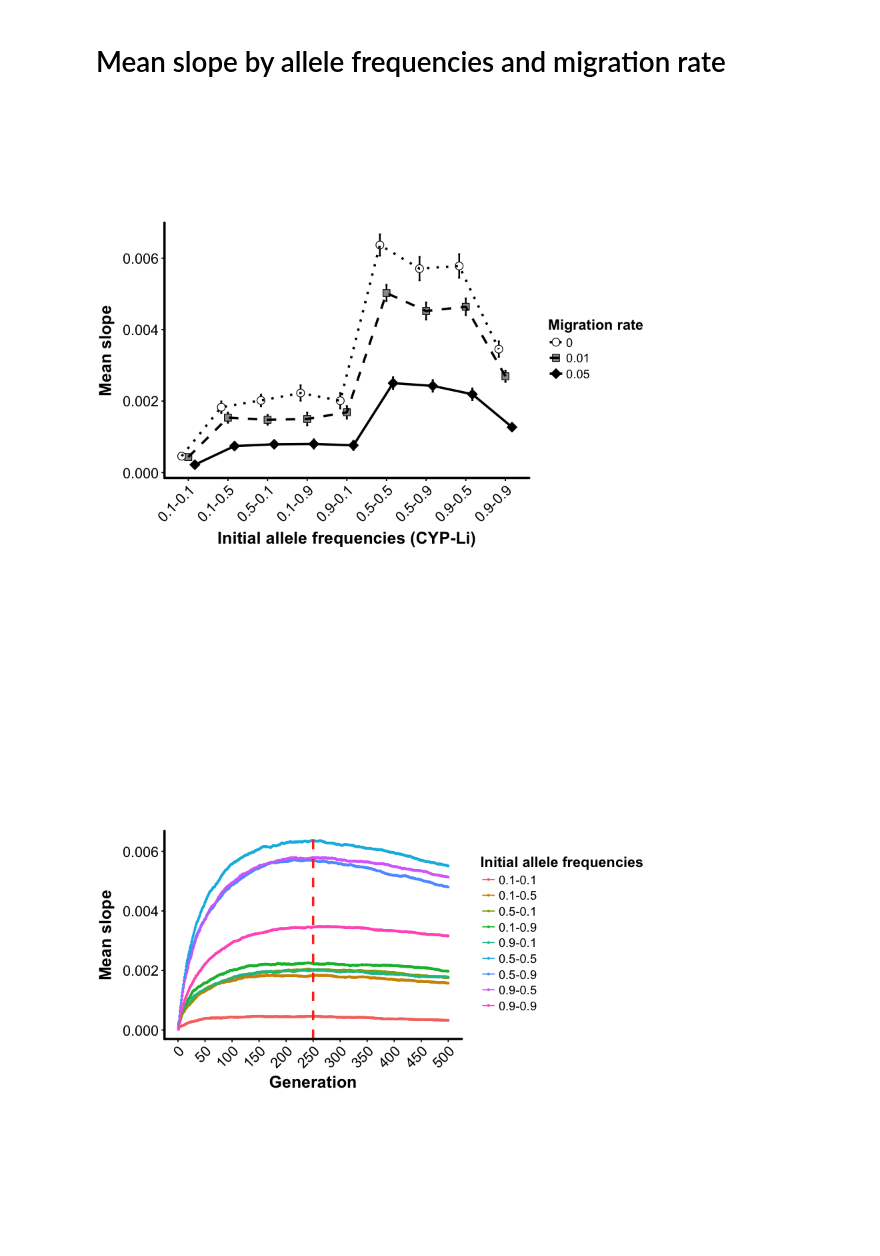
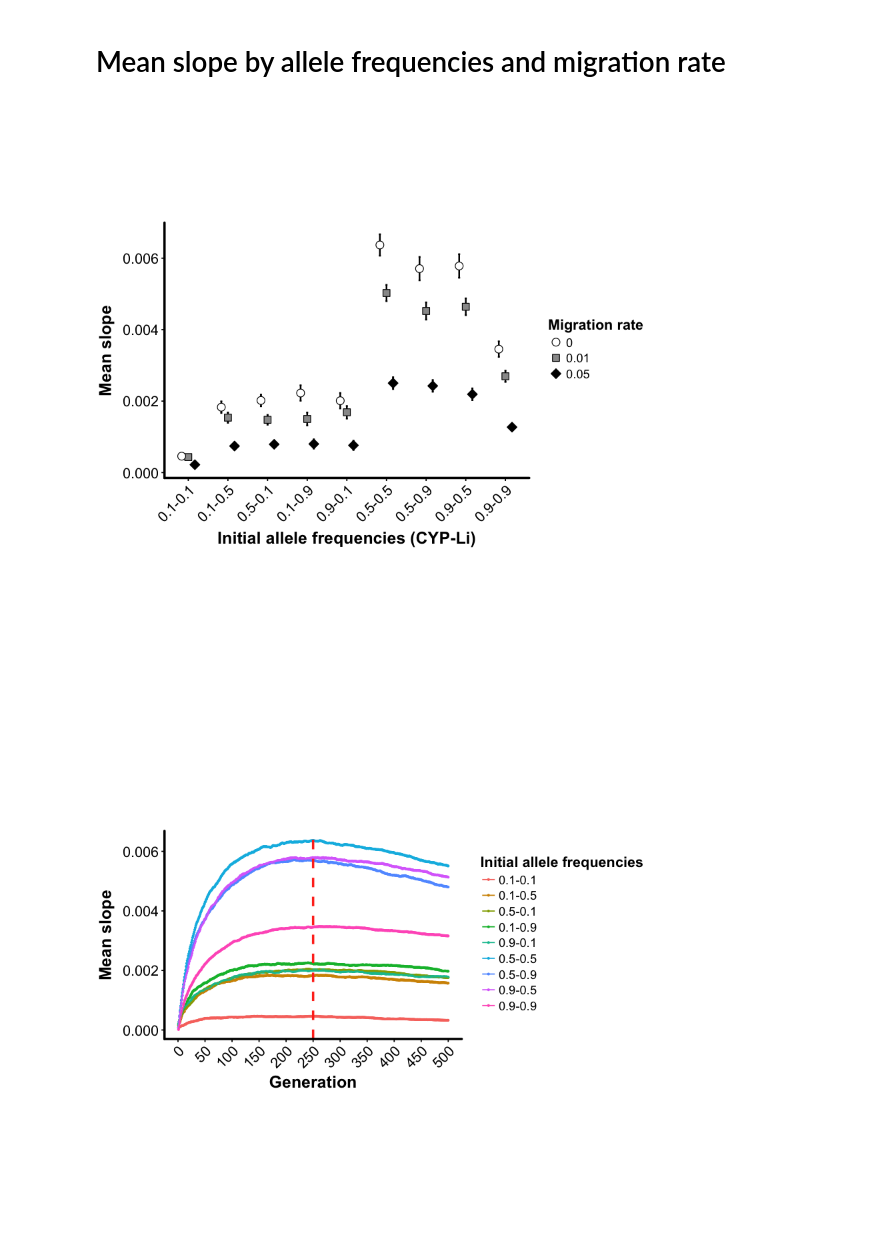
Before and after one commit to James-S-Santangelo/Simulating-Evolutionary-Clines-SEC-, a Jupyter notebook: R_Notebooks/allFill_Kvary_AlleleFreq.ipynb, the cells around one changed output. Saved outputs shown, nothing was run; the diff lists cells and outputs as text; code cells hidden in the pictures.

```diff
--- a/R_Notebooks/allFill_Kvary_AlleleFreq.ipynb
+++ b/R_Notebooks/allFill_Kvary_AlleleFreq.ipynb
@@ -121,17 +121,17 @@ ng1.45=theme(aspect.ratio=0.7,panel.background = element_blank(),
 # %%
 MeanSlope_AlleleFreq_Mig <- ggplot(MeansProps_Gen250, aes(x = factor(AlleleFreqs), y = mean, group = factor(Mig_rate))) +
     geom_errorbar(aes(ymin = mean - ci_mean, ymax = mean + ci_mean), width=0.15, size=0.7,
     position = position_dodge(width = 0.5)) +
     geom_point(size = 3, aes(fill = factor(Mig_rate), shape = factor(Mig_rate)), position = position_dodge(width = 0.5)) +
-    geom_line(size = 1, aes(linetype = factor(Mig_rate)), position = position_dodge(width = 0.5)) +
+#     geom_line(size = 1, aes(linetype = factor(Mig_rate)), position = position_dodge(width = 0.5)) +
     scale_shape_manual(labels = c("0", "0.01", "0.05"), values = c(21, 22, 23)) +
     scale_fill_manual(labels = c("0", "0.01", "0.05"), values = c("white", "grey60", "black")) +
     scale_linetype_manual(labels = c("0", "0.01", "0.05"), values = c("dotted", "dashed", "solid")) +
     ylab("Mean slope") + xlab("Initial allele frequencies (CYP-Li)") +
     labs(fill = "Migration rate", shape = "Migration rate", linetype = "Migration rate") + ng1.45
 MeanSlope_AlleleFreq_Mig
 # %% [output]
-[figure, old version]
+[figure, new version]
 # %%
 MeanSlope_byGen <- ggplot(MeansProps_NoMig, aes(x = seq, y = mean, group = AlleleFreqs, color = AlleleFreqs)) +
     ylab("Mean slope") + xlab("Generation") + geom_point(size = 0.5, aes(color = AlleleFreqs)) +
```
Also changed, not shown: parts of 4 cells of this notebook.
